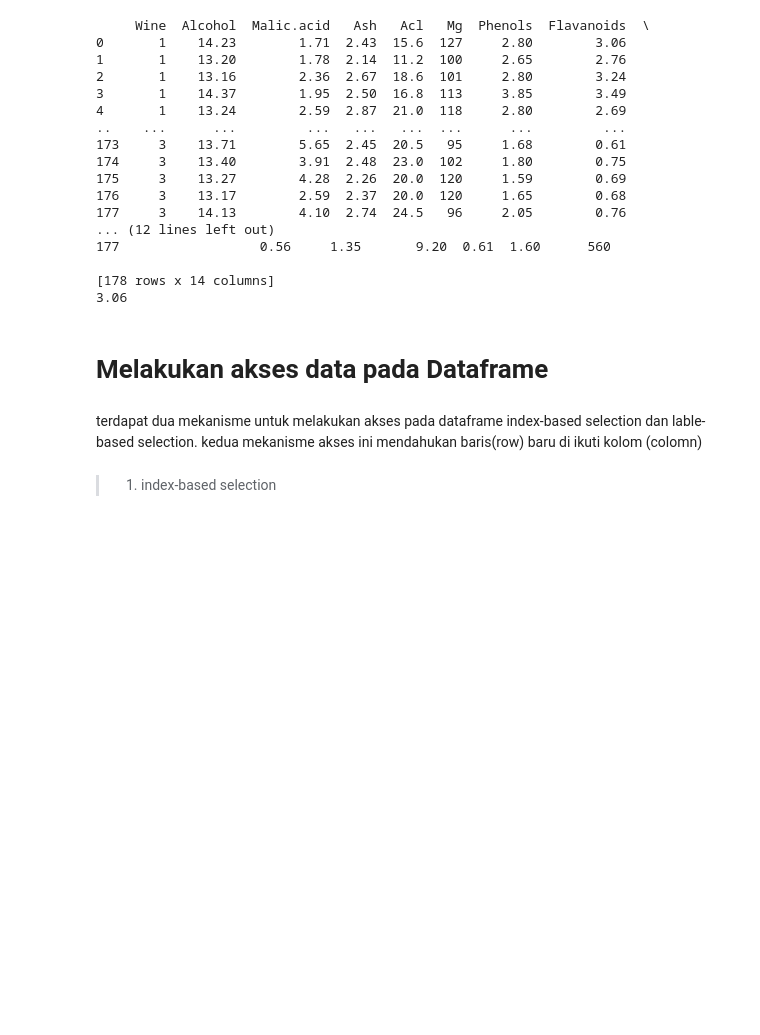
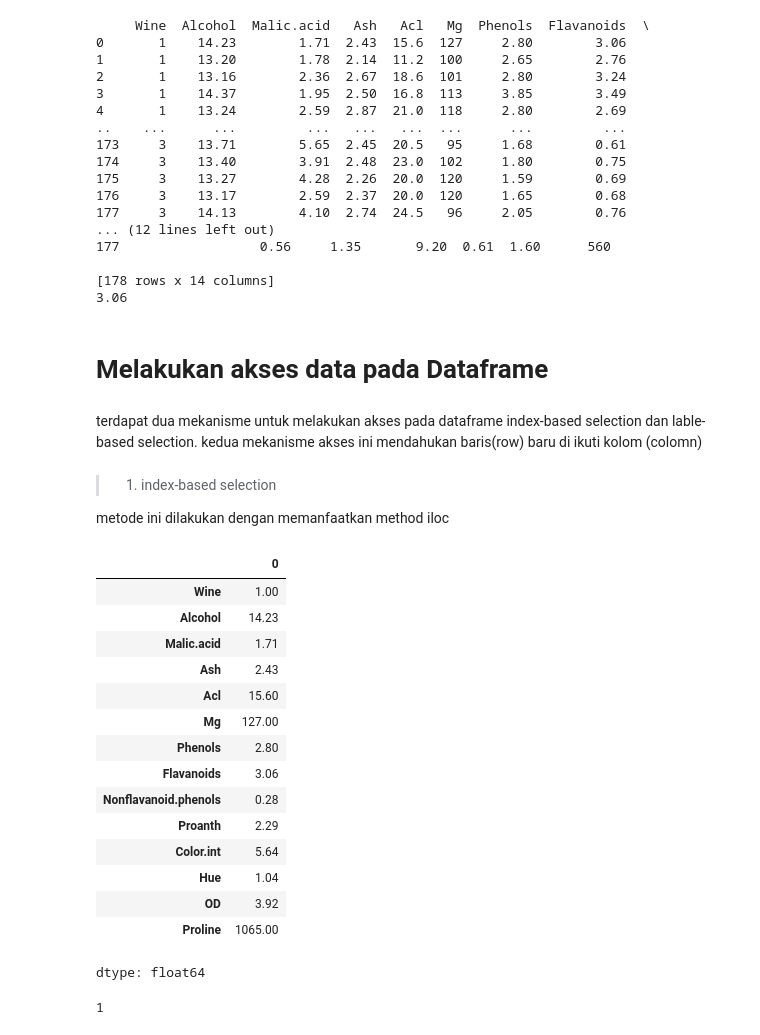
Before and after one commit to ihyaulumuddin044/pandas, a Jupyter notebook: belajar_Pandas_DataFrame.ipynb, the cells around one changed output. Cells and saved outputs as stored; diff of their text form; code cells hidden in the pictures; blank space fills up the shorter version.

```diff
--- a/belajar_Pandas_DataFrame.ipynb
+++ b/belajar_Pandas_DataFrame.ipynb
@@ -173,3 +173,28 @@ terdapat dua mekanisme untuk melakukan akses pada dataframe index-based selectio
 kedua mekanisme akses ini mendahukan baris(row) baru di ikuti kolom (colomn)
 # %% [markdown]
 > 1. index-based selection
+
+metode ini dilakukan dengan memanfaatkan method iloc
+# %%
+wine_df.iloc[0]
+# %% [output]
+|  | 0 |
+| Wine | 1.00 |
+| Alcohol | 14.23 |
+| Malic.acid | 1.71 |
+| Ash | 2.43 |
+| Acl | 15.60 |
+| Mg | 127.00 |
+| Phenols | 2.80 |
+| Flavanoids | 3.06 |
+| Nonflavanoid.phenols | 0.28 |
+| Proanth | 2.29 |
+| Color.int | 5.64 |
+| Hue | 1.04 |
+| OD | 3.92 |
+| Proline | 1065.00 |
+dtype: float64
+# %%
+wine_df.iloc[1,0]
+# %% [output]
+1
```
Also changed, not shown: parts of 12 cells of this notebook.
